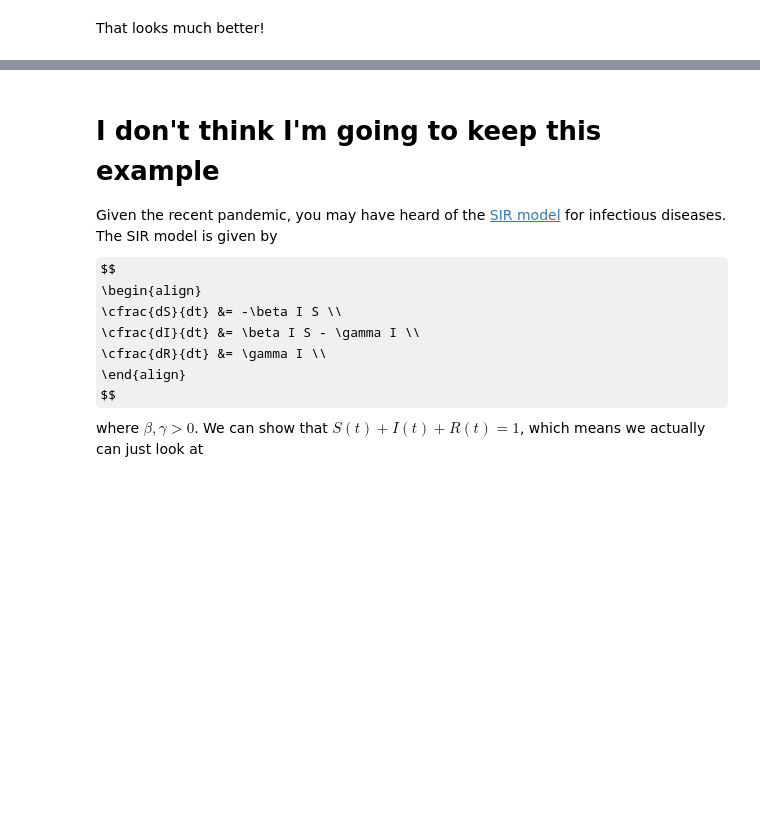
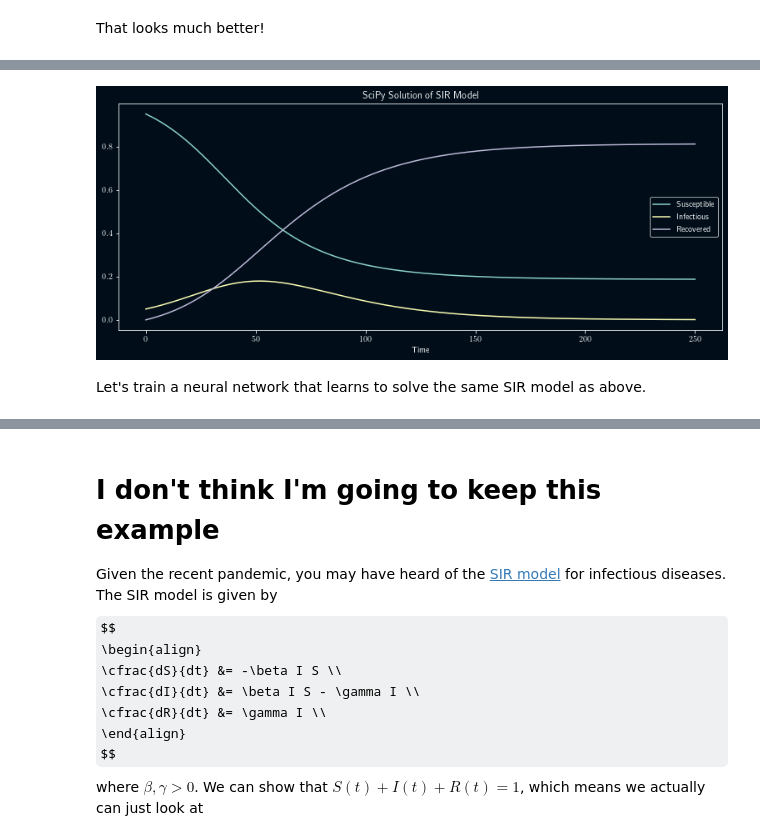
Before and after one commit to jlindbloom/qed404, a Jupyter notebook: _notebooks/2021-01-01-ode-inference-with-pydens-and-pymc3.ipynb, the cells around one changed output, grey strips where cells are left out. Drawn from its saved outputs; the diff is of its cells as text; code cells hidden in the pictures; some formulas as TeX source; blank space fills up the shorter version.

```diff
--- a/_notebooks/2021-01-01-ode-inference-with-pydens-and-pymc3.ipynb
+++ b/_notebooks/2021-01-01-ode-inference-with-pydens-and-pymc3.ipynb
@@ -552,0 +540,35 @@ That looks much better!
+# %%
+import numpy as np
+from scipy.integrate import odeint
+import matplotlib.pyplot as plt
+import matplotlib as mpl
+
+def sir_model(y, t, beta, gamma):
+    S, I = y
+    dSdt = -beta*I*S
+    dIdt = beta*I*S - gamma*I
+    return [dSdt, dIdt]
+
+t = np.linspace(0, 250, 1000)
+y0 = [0.95, 0.05]
+beta, gamma = 0.1, 0.05
+sp_sol = odeint(sir_model, y0, t, args=(beta, gamma))
+# %%
+#collapse
+
+S_sp, I_sp = sp_sol.T
+R_sp = 1.0 - S_sp - I_sp
+
+fig, axs = plt.subplots(figsize=(13,5))
+axs.plot(t, S_sp, label="Susceptible")
+axs.plot(t, I_sp, label="Infectious")
+axs.plot(t, R_sp, label="Recovered")
+axs.set_xlabel("Time")
+axs.set_ylabel("% of Population")
+axs.set_title("SciPy Solution of SIR Model")
+axs.legend()
+plt.show()
+# %% [output]
+[figure, added]
+# %% [markdown]
+Let's train a neural network that learns to solve the same SIR model as above.
```
Also changed, not shown: parts of 17 cells of this notebook.
